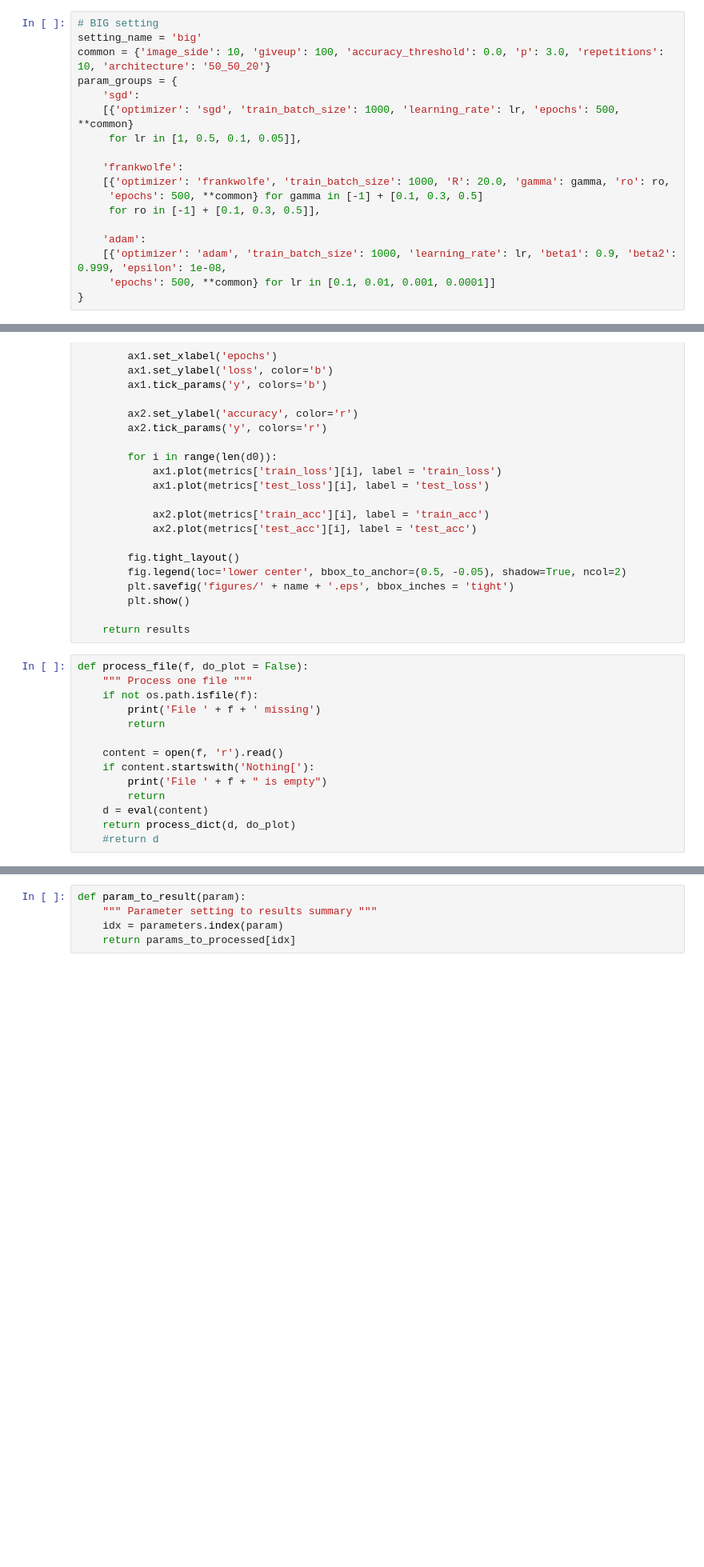
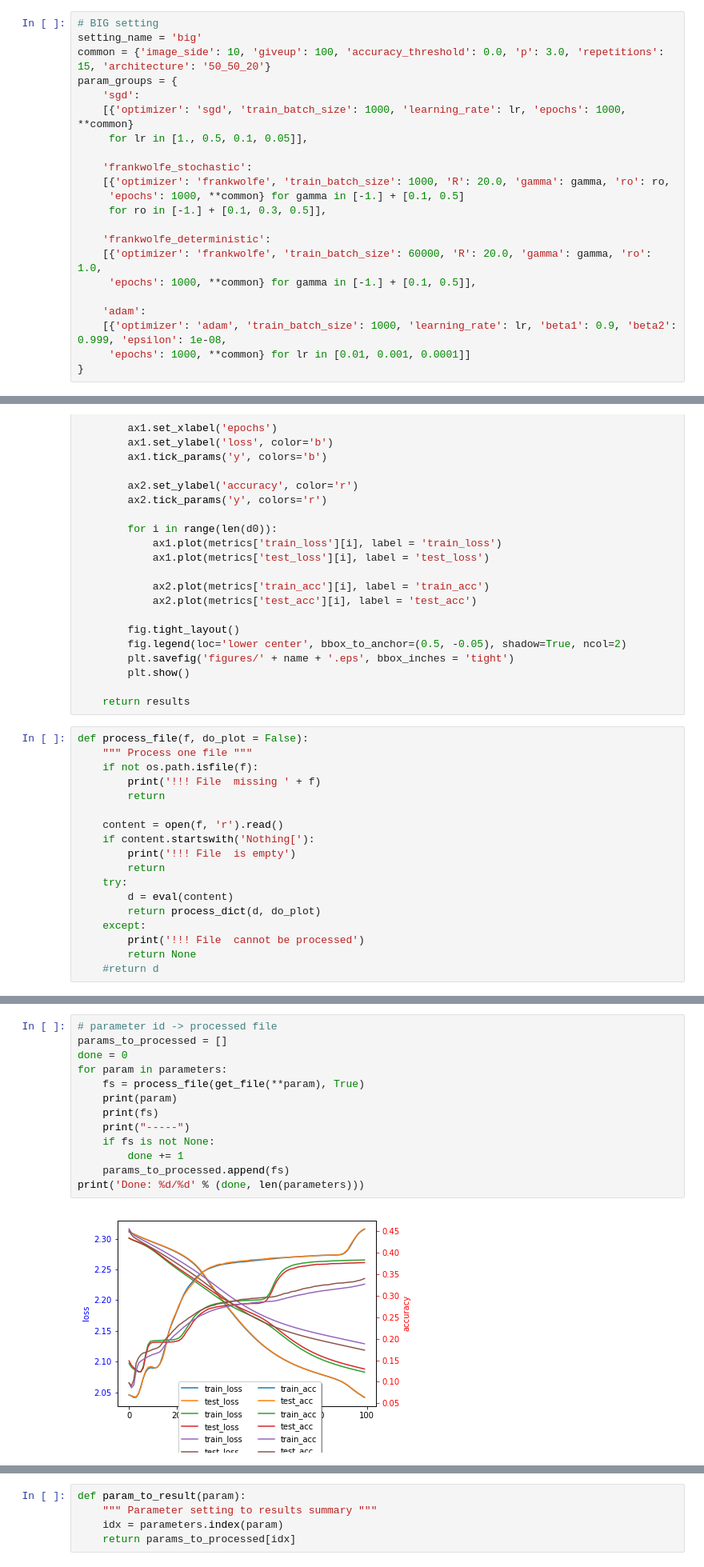
Before and after one commit to sergia-ch/OptMLProject, a Jupyter notebook: create_analyze_runs.ipynb, the cells around one changed output, grey strips where cells are left out. Shown at 80% size. Drawn from its saved outputs; the diff is of its cells as text; blank space fills up the shorter version.

Commit message:
Fix learnable parameters

```diff
--- a/create_analyze_runs.ipynb
+++ b/create_analyze_runs.ipynb
@@ -44,20 +49,24 @@ param_groups = {
 # %%
 # BIG setting
 setting_name = 'big'
-common = {'image_side': 10, 'giveup': 100, 'accuracy_threshold': 0.0, 'p': 3.0, 'repetitions': 10, 'architecture': '50_50_20'}
+common = {'image_side': 10, 'giveup': 100, 'accuracy_threshold': 0.0, 'p': 3.0, 'repetitions': 15, 'architecture': '50_50_20'}
 param_groups = {
     'sgd':
-    [{'optimizer': 'sgd', 'train_batch_size': 1000, 'learning_rate': lr, 'epochs': 500, **common}
-     for lr in [1, 0.5, 0.1, 0.05]],
+    [{'optimizer': 'sgd', 'train_batch_size': 1000, 'learning_rate': lr, 'epochs': 1000, **common}
+     for lr in [1., 0.5, 0.1, 0.05]],
 
-    'frankwolfe':
+    'frankwolfe_stochastic':
     [{'optimizer': 'frankwolfe', 'train_batch_size': 1000, 'R': 20.0, 'gamma': gamma, 'ro': ro,
-     'epochs': 500, **common} for gamma in [-1] + [0.1, 0.3, 0.5]
-     for ro in [-1] + [0.1, 0.3, 0.5]],
+     'epochs': 1000, **common} for gamma in [-1.] + [0.1, 0.5]
+     for ro in [-1.] + [0.1, 0.3, 0.5]],
+
+    'frankwolfe_deterministic':
+    [{'optimizer': 'frankwolfe', 'train_batch_size': 60000, 'R': 20.0, 'gamma': gamma, 'ro': 1.0,
+     'epochs': 1000, **common} for gamma in [-1.] + [0.1, 0.5]],
 
     'adam':
     [{'optimizer': 'adam', 'train_batch_size': 1000, 'learning_rate': lr, 'beta1': 0.9, 'beta2': 0.999, 'epsilon': 1e-08,
-     'epochs': 500, **common} for lr in [0.1, 0.01, 0.001, 0.0001]]
+     'epochs': 1000, **common} for lr in [0.01, 0.001, 0.0001]]
 }
 # %%
 parameters = [x for group in param_groups.values() for x in group]
@@ -199,13 +211,17 @@ def process_dict(d, do_plot = True, use_random = True):
 def process_file(f, do_plot = False):
     """ Process one file """
     if not os.path.isfile(f):
-        print('File ' + f + ' missing')
+        print('!!! File  missing ' + f)
         return
 
     content = open(f, 'r').read()
     if content.startswith('Nothing['):
-        print('File ' + f + " is empty")
+        print('!!! File  is empty')
         return
-    d = eval(content)
-    return process_dict(d, do_plot)
+    try:
+        d = eval(content)
+        return process_dict(d, do_plot)
+    except:
+        print('!!! File  cannot be processed')
+        return None
     #return d
@@ -306,0 +228,15 @@ params_to_processed
+# %%
+# parameter id -> processed file
+params_to_processed = []
+done = 0
+for param in parameters:
+    fs = process_file(get_file(**param), True)
+    print(param)
+    print(fs)
+    print("-----")
+    if fs is not None:
+        done += 1
+    params_to_processed.append(fs)
+print('Done: %d/%d' % (done, len(parameters)))
+# %% [output]
+[figure, added]
```
Also changed, not shown: parts of 11 cells of this notebook, 33 other files.
